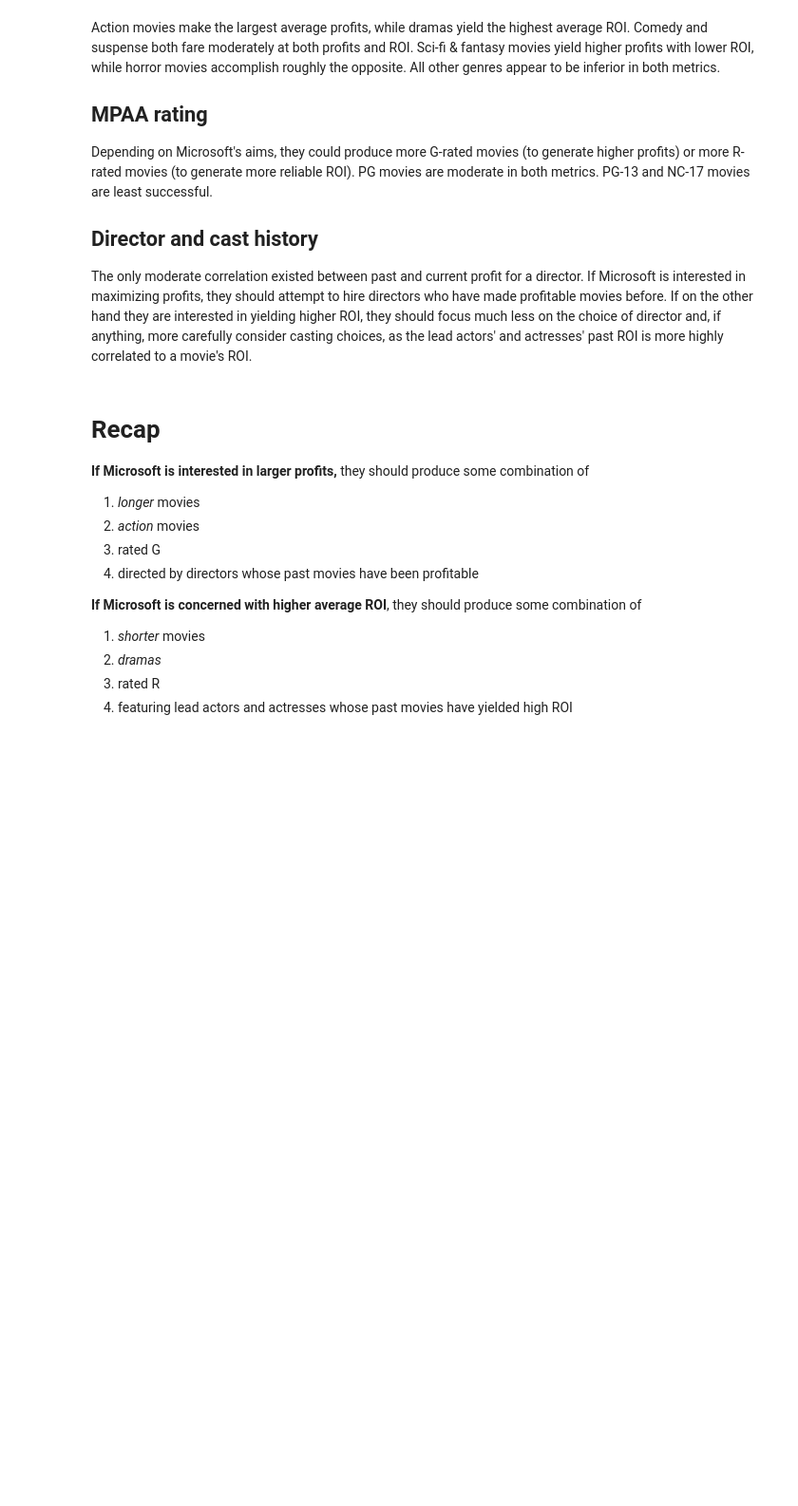
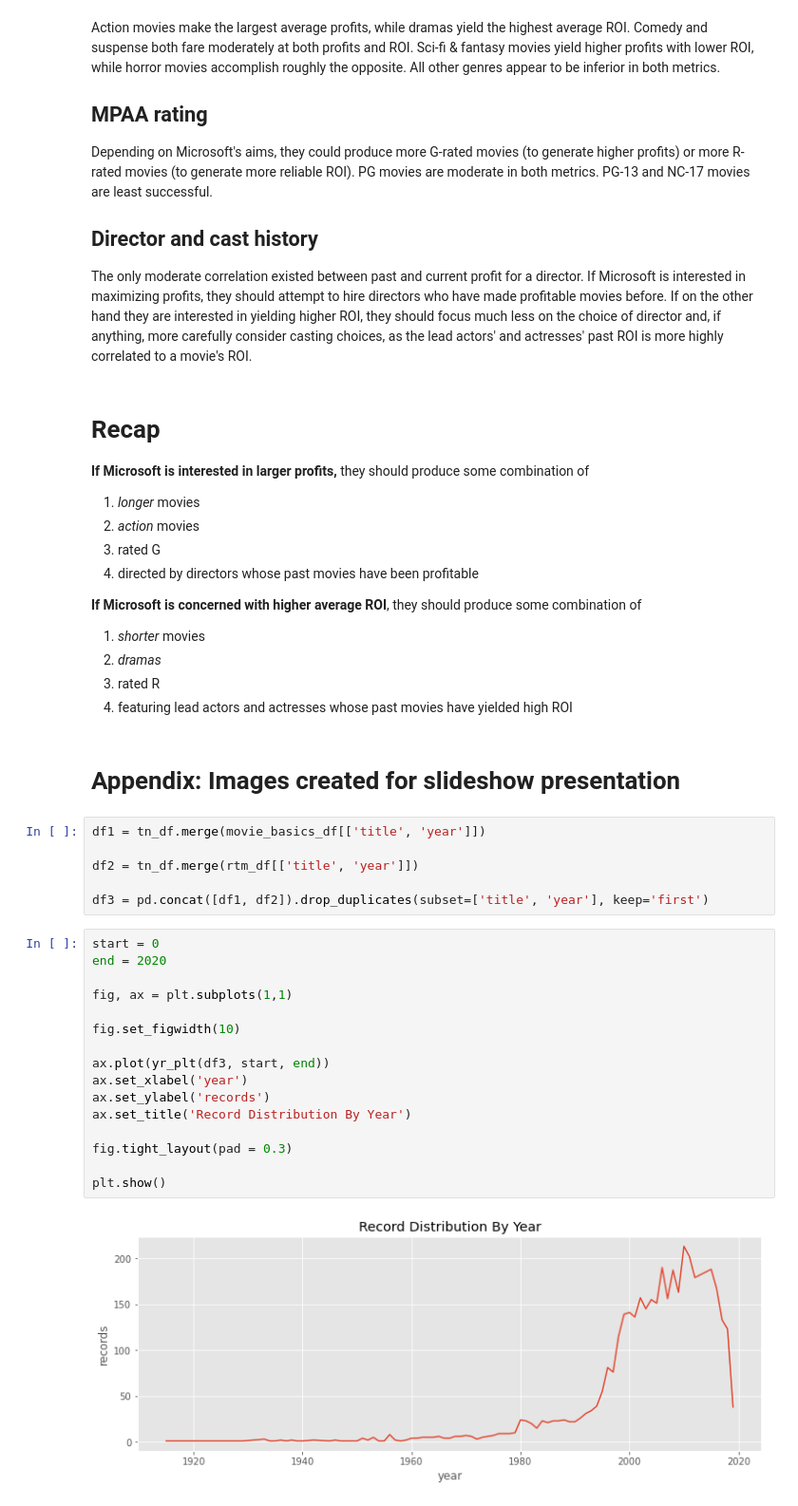
Before and after one commit to aarongalbraith/flatiron-phase1-project-redo, a Jupyter notebook: aaron_galbraith_p1_proj_redo.ipynb, the cells around one changed output. Shown at 95% size. Drawn from its saved outputs; the diff is of its cells as text; blank space fills up the shorter version.

```diff
--- a/aaron_galbraith_p1_proj_redo.ipynb
+++ b/aaron_galbraith_p1_proj_redo.ipynb
@@ -1060,3 +1060,29 @@ The only moderate correlation existed between past and current profit for a dire
 2. *dramas*
 3. rated R
 4. featuring lead actors and actresses whose past movies have yielded high ROI
+# %% [markdown]
+# Appendix: Images created for slideshow presentation
+# %%
+df1 = tn_df.merge(movie_basics_df[['title', 'year']])
+
+df2 = tn_df.merge(rtm_df[['title', 'year']])
+
+df3 = pd.concat([df1, df2]).drop_duplicates(subset=['title', 'year'], keep='first')
+# %%
+start = 0
+end = 2020
+
+fig, ax = plt.subplots(1,1)
+
+fig.set_figwidth(10)
+
+ax.plot(yr_plt(df3, start, end))
+ax.set_xlabel('year')
+ax.set_ylabel('records')
+ax.set_title('Record Distribution By Year')
+
+fig.tight_layout(pad = 0.3)
+
+plt.show()
+# %% [output]
+[figure, added]
```
Also changed, not shown: parts of 7 cells of this notebook, 11 other files.
